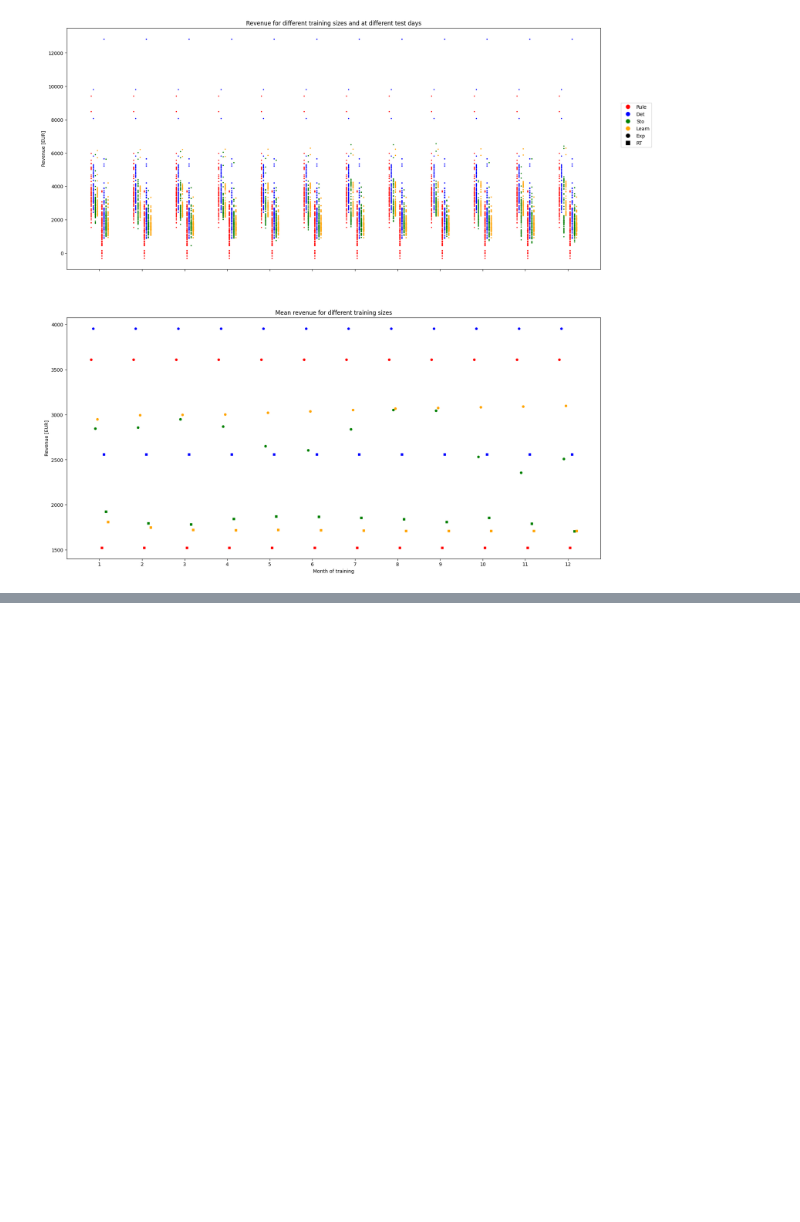
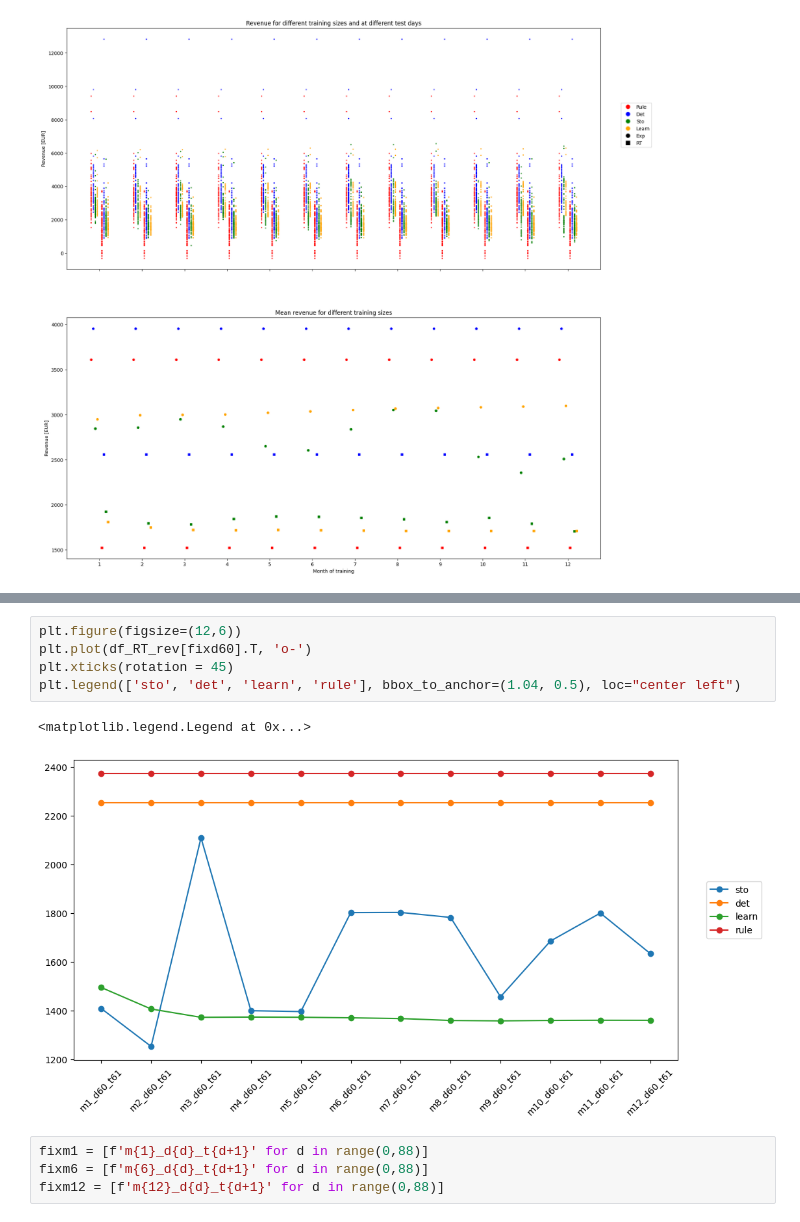
Before and after one commit to junesooshin/lightenup, a Jupyter notebook: Model and Result Examination/Model Comparison.ipynb, the cells around one changed output, grey strips where cells are left out. Saved outputs shown, nothing was run; the diff lists cells and outputs as text; blank space fills up the shorter version.

```diff
--- a/Model and Result Examination/Model Comparison.ipynb
+++ b/Model and Result Examination/Model Comparison.ipynb
@@ -22,0 +61,12 @@ plot_Revenue_Test(Array)
+# %%
+plt.figure(figsize=(12,6))
+plt.plot(df_RT_rev[fixd60].T, 'o-')
+plt.xticks(rotation = 45)
+plt.legend(['sto', 'det', 'learn', 'rule'], bbox_to_anchor=(1.04, 0.5), loc="center left")
+# %% [output]
+<matplotlib.legend.Legend at 0x...>
+[figure, added]
+# %%
+fixm1 = [f'm{1}_d{d}_t{d+1}' for d in range(0,88)]
+fixm6 = [f'm{6}_d{d}_t{d+1}' for d in range(0,88)]
+fixm12 = [f'm{12}_d{d}_t{d+1}' for d in range(0,88)]
```
Also changed, not shown: parts of 32 cells of this notebook, 7 other files.
